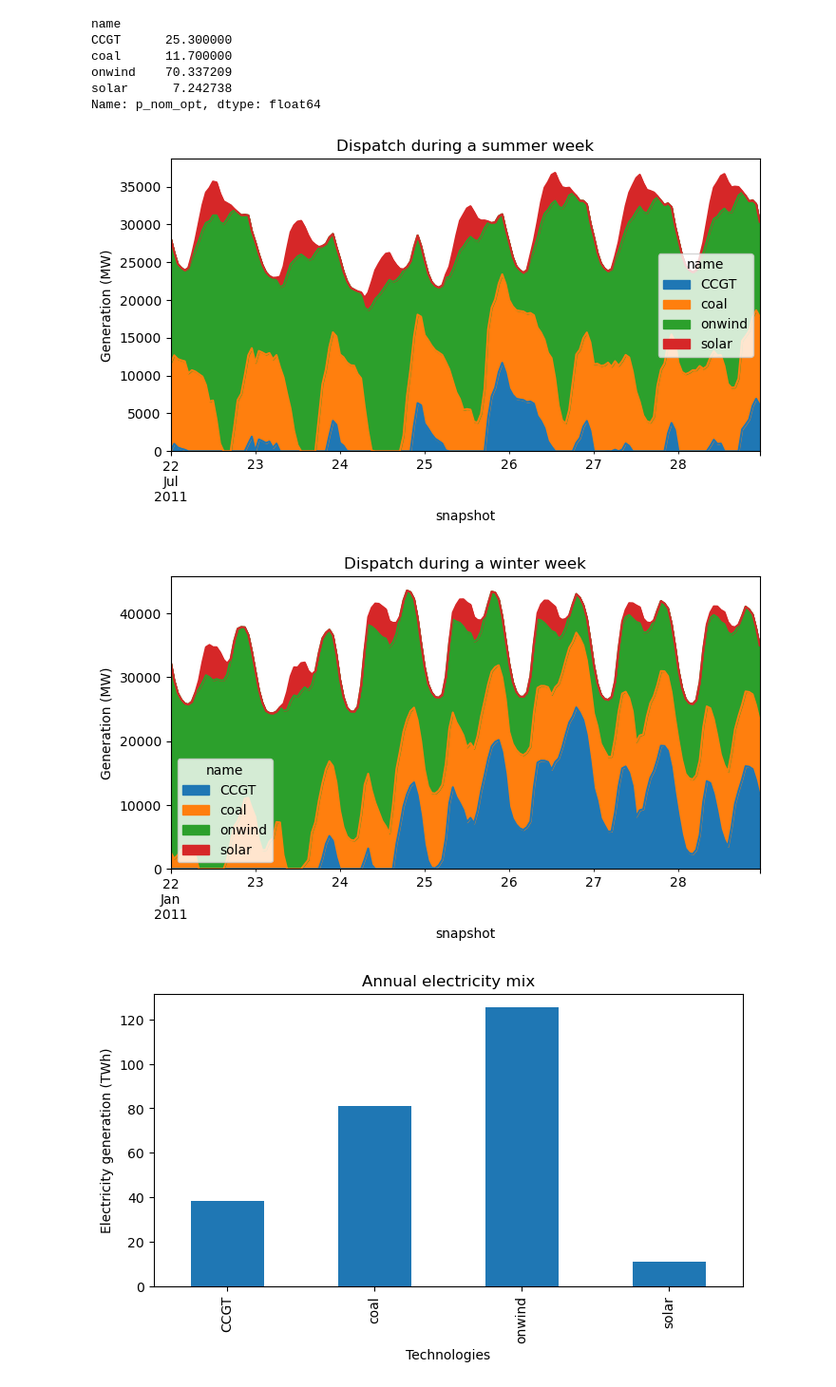
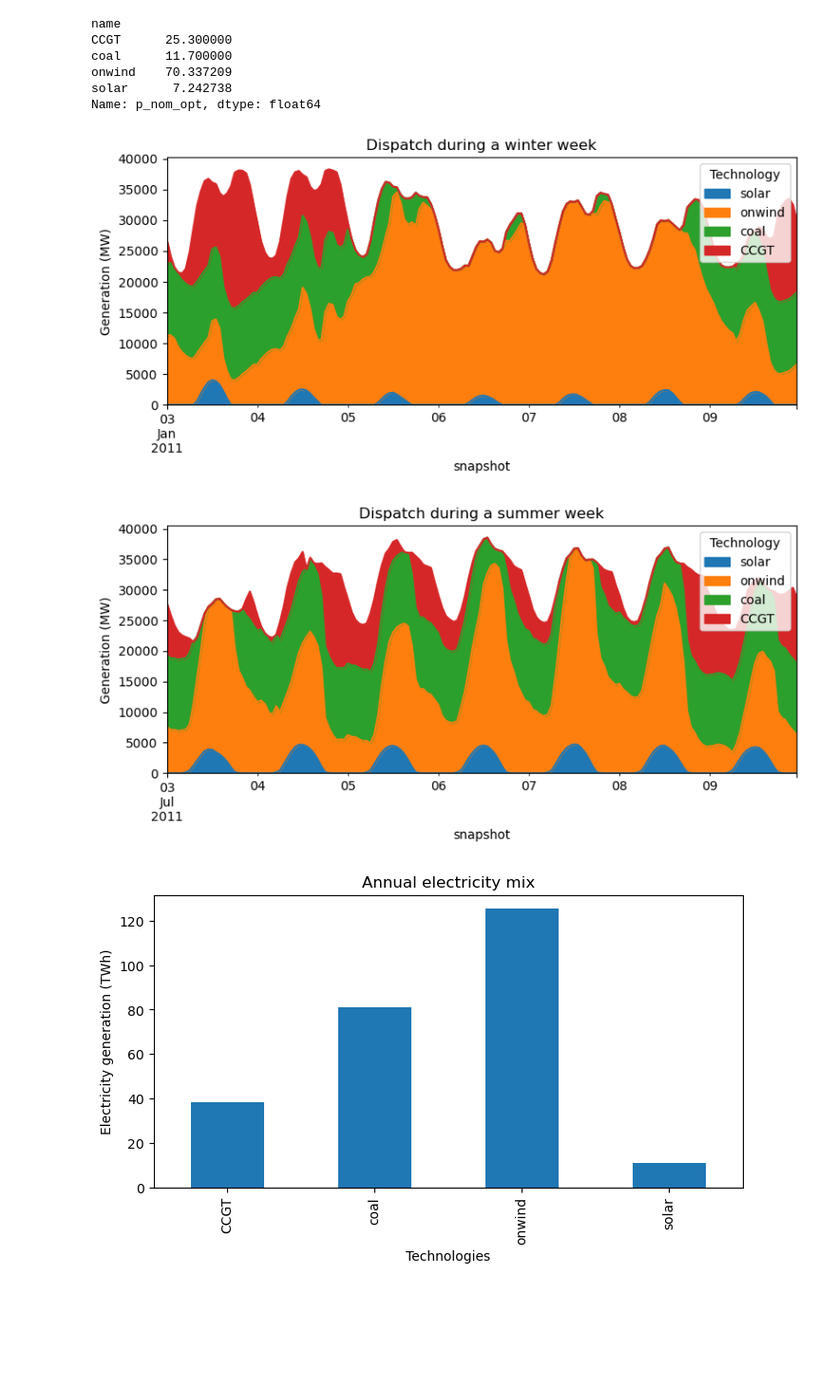
Before and after one commit to martaibaiao/integrated-energy-grids_project, a Jupyter notebook: part1_a.ipynb, the cells around one changed output. Shown at 95% size. Drawn from its saved outputs; the diff is of its cells as text; code cells hidden in the pictures; blank space fills up the shorter version.

```diff
--- a/part1_a.ipynb
+++ b/part1_a.ipynb
@@ -277,26 +270,34 @@ Name: p_nom_opt, dtype: float64
 # %%
 dispatch = n.generators_t.p
 # %%
-# dispatch time series for a week in summer
-summer = dispatch.loc["2011-07-22 00:00":"2011-07-28 23:00"]
+# dispatch time series for a week in winter
+# plot by merit order (ascending marginal cost)
+merit_order = sorted(dispatch.columns, key=lambda t: costs.at[t, 'marginal_cost'])
+winter = dispatch.loc["2011-01-3 00:00":"2011-01-9 23:00", merit_order]
 
-summer.plot.area(figsize=(8,4))
-
+ax = winter.plot.area(figsize=(8,4))
+ax.legend(title='Technology', loc='upper right')
 plt.ylabel("Generation (MW)")
-plt.title("Dispatch during a summer week")
+plt.xlabel("snapshot")
+plt.title("Dispatch during a winter week")
+plt.tight_layout()
 plt.show()
 # %% [output]
-[figure, old version]
+[figure, new version]
 # %%
-# dispatch time series for a week in winter
-winter = dispatch.loc["2011-01-22 00:00":"2011-01-28 23:00"]
+# dispatch time series for a week in summer
+# plot by merit order (ascending marginal cost)
+summer = dispatch.loc["2011-07-3 00:00":"2011-07-9 23:00", merit_order]
 
-winter.plot.area(figsize=(8,4))
+ax = summer.plot.area(figsize=(8,4))
+ax.legend(title='Technology', loc='upper right')
 plt.ylabel("Generation (MW)")
-plt.title("Dispatch during a winter week")
+plt.xlabel("snapshot")
+plt.title("Dispatch during a summer week")
+plt.tight_layout()
 plt.show()
 # %% [output]
-[figure, old version]
+[figure, new version]
 # %%
 # Plot the annual electricity mix
 annual_generation = dispatch.sum()
```
Also changed, not shown: parts of 3 cells of this notebook.
